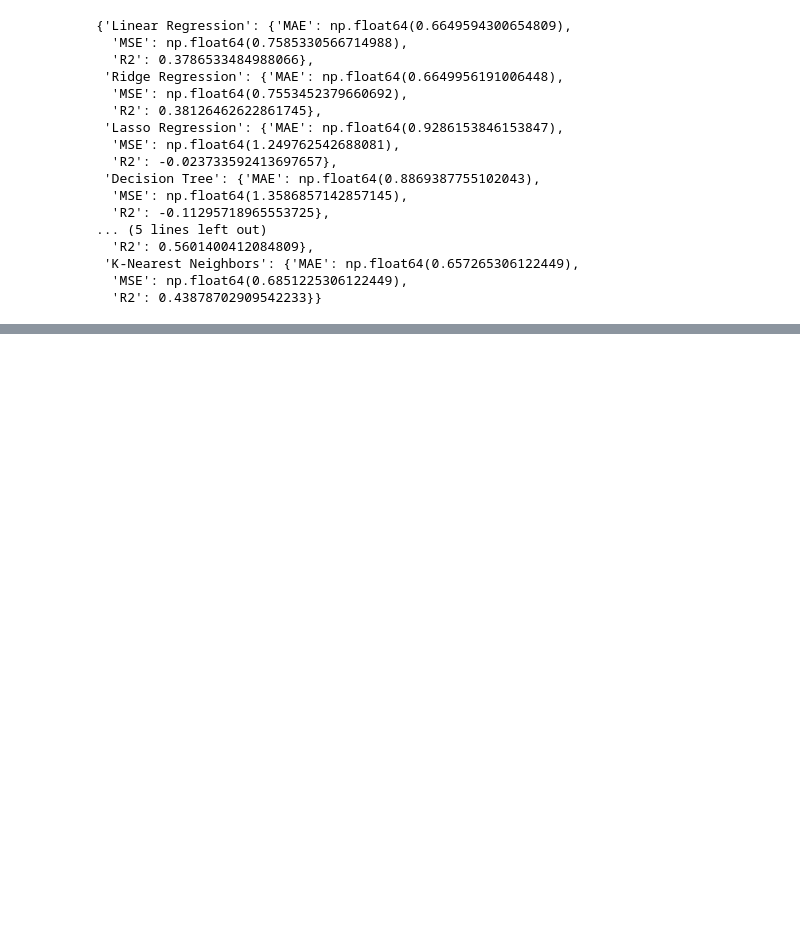
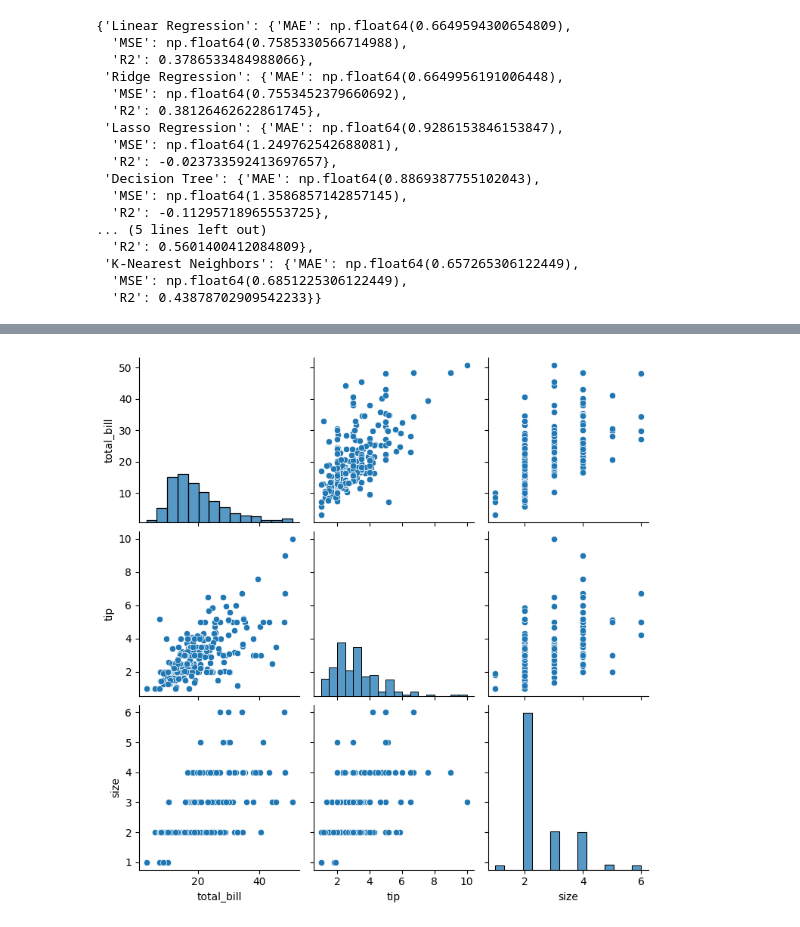
Before and after one commit to Vinay-Kamma/tutorial, a Jupyter notebook: tip_amounts/regression.ipynb, the cells around one changed output, grey strips where cells are left out. Cells and saved outputs as stored; diff of their text form; code cells hidden in the pictures; blank space fills up the shorter version.

```diff
--- a/tip_amounts/regression.ipynb
+++ b/tip_amounts/regression.ipynb
@@ -142,0 +153,6 @@ model_performance
+# %%
+# 2. Pair Plot for multiple features
+sns.pairplot(df[['total_bill', 'tip', 'size']])
+plt.show()
+# %% [output]
+[figure, added]
```
Also changed, not shown: parts of 2 cells of this notebook.
